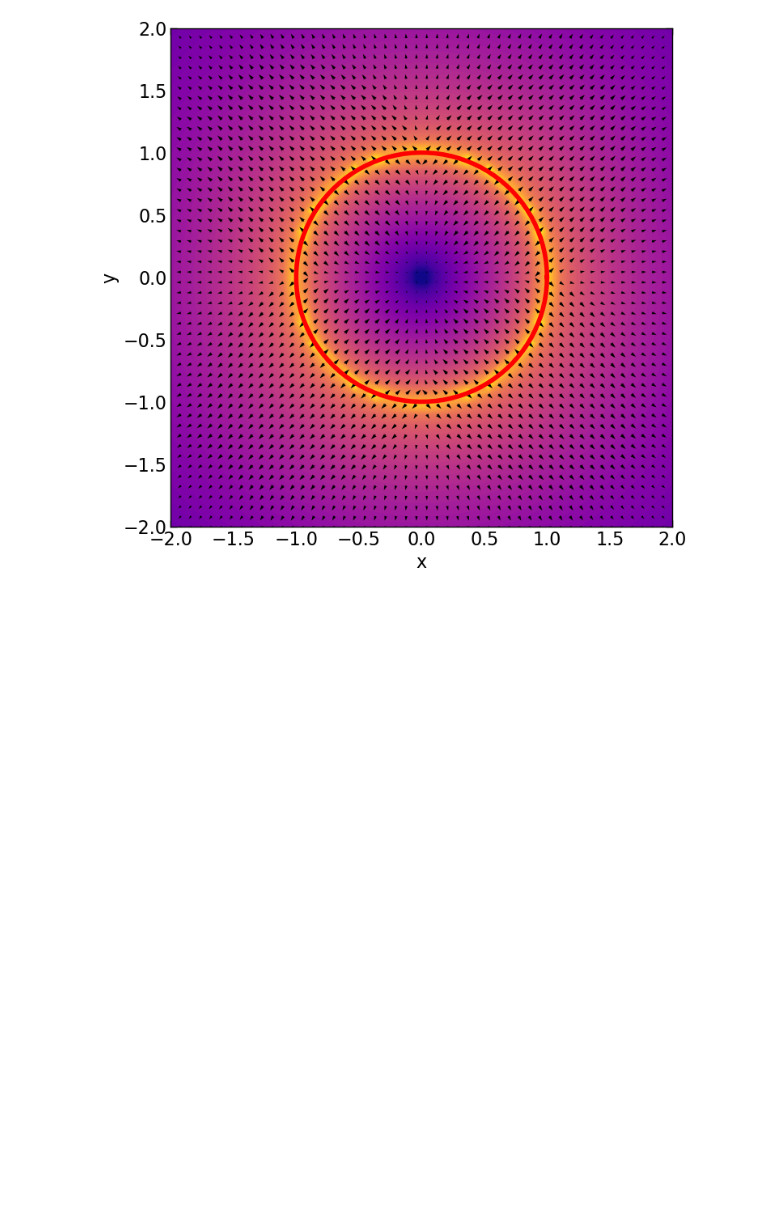
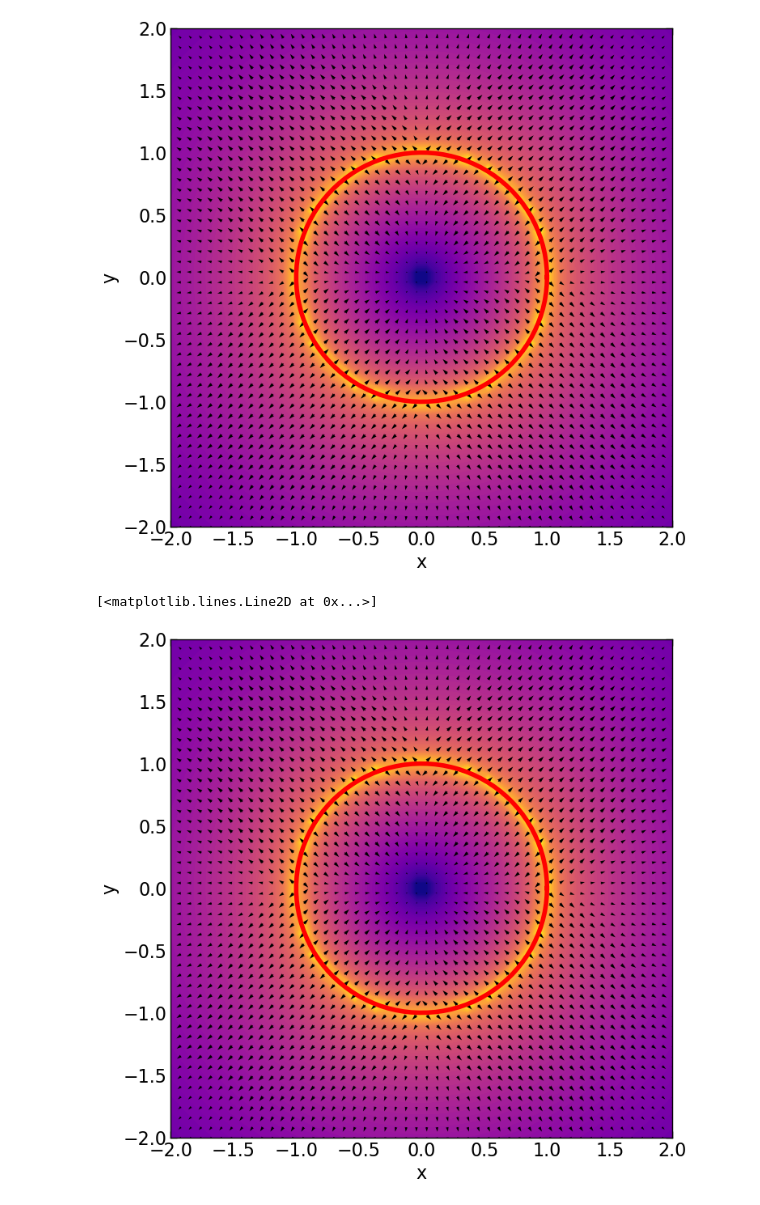
Before and after one commit to nayot/emag, a Jupyter notebook: E_Field_bounded_charge.ipynb, the cells around one changed output. Drawn from its saved outputs; the diff is of its cells as text; code cells hidden in the pictures; blank space fills up the shorter version.

Commit message:
modified:   E_Field_bounded_charge.ipynb 	modified:   libemag/plots.py

```diff
--- a/E_Field_bounded_charge.ipynb
+++ b/E_Field_bounded_charge.ipynb
@@ -465,3 +472,17 @@ ax.plot(X, Y, color='r', linewidth=4)
 # %% [output]
 [<matplotlib.lines.Line2D at 0x...>]
 [figure]
+# %%
+def E2DXY(x, y):
+    return E(x, y, 0)[:2]
+
+fig = plt.figure(figsize=(8, 8))
+ax = field_plot(E2DXY, x_min=-2, x_max=2, y_min=-2, y_max=2, num_grids=50, contour=True)
+
+t = np.linspace(0, 2 * pi, 100)
+X = np.cos(t)
+Y = np.sin(t)
+ax.plot(X, Y, color='r', linewidth=4)
+# %% [output]
+[<matplotlib.lines.Line2D at 0x...>]
+[figure, added]
```
Also changed, not shown: parts of 8 cells of this notebook, 1 other file.
